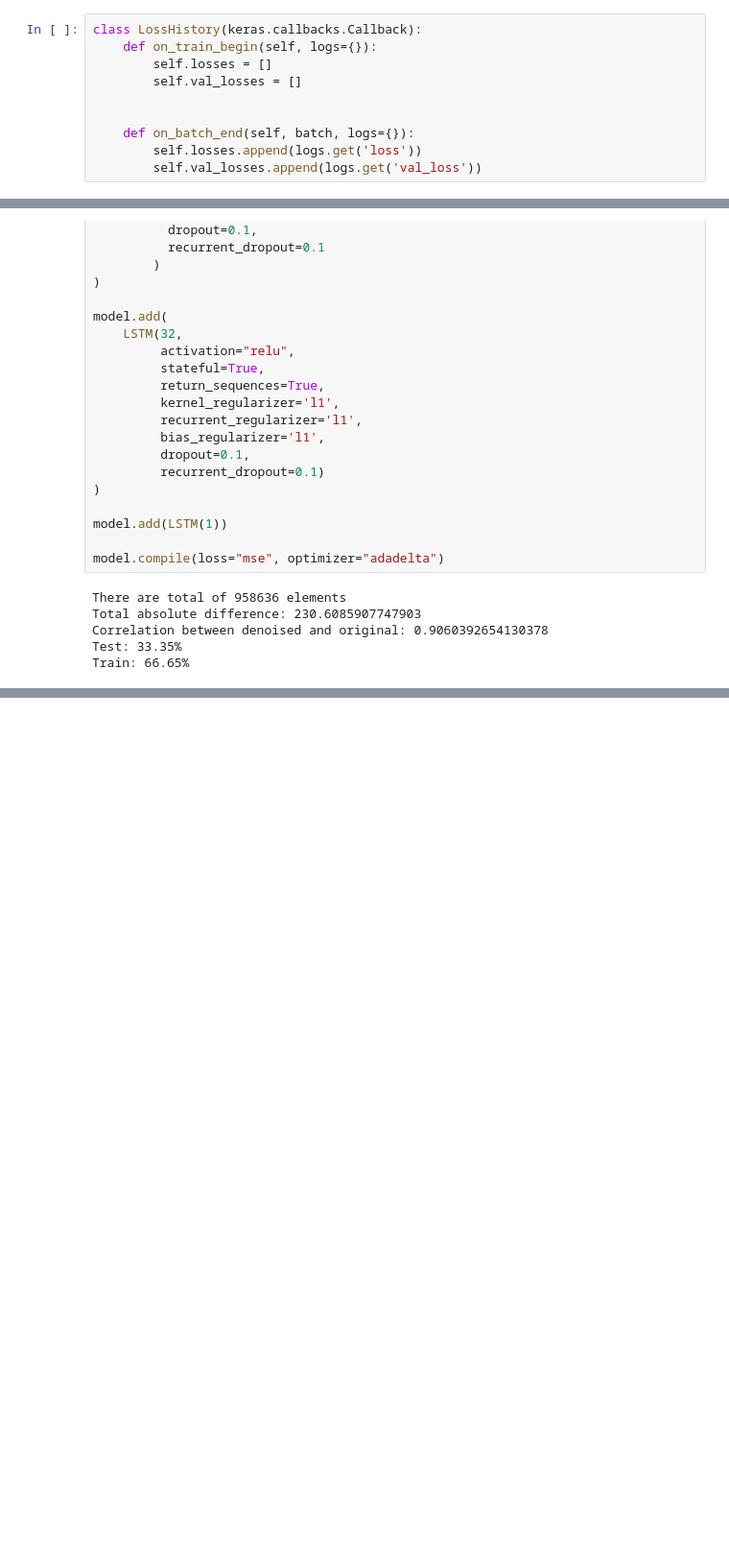
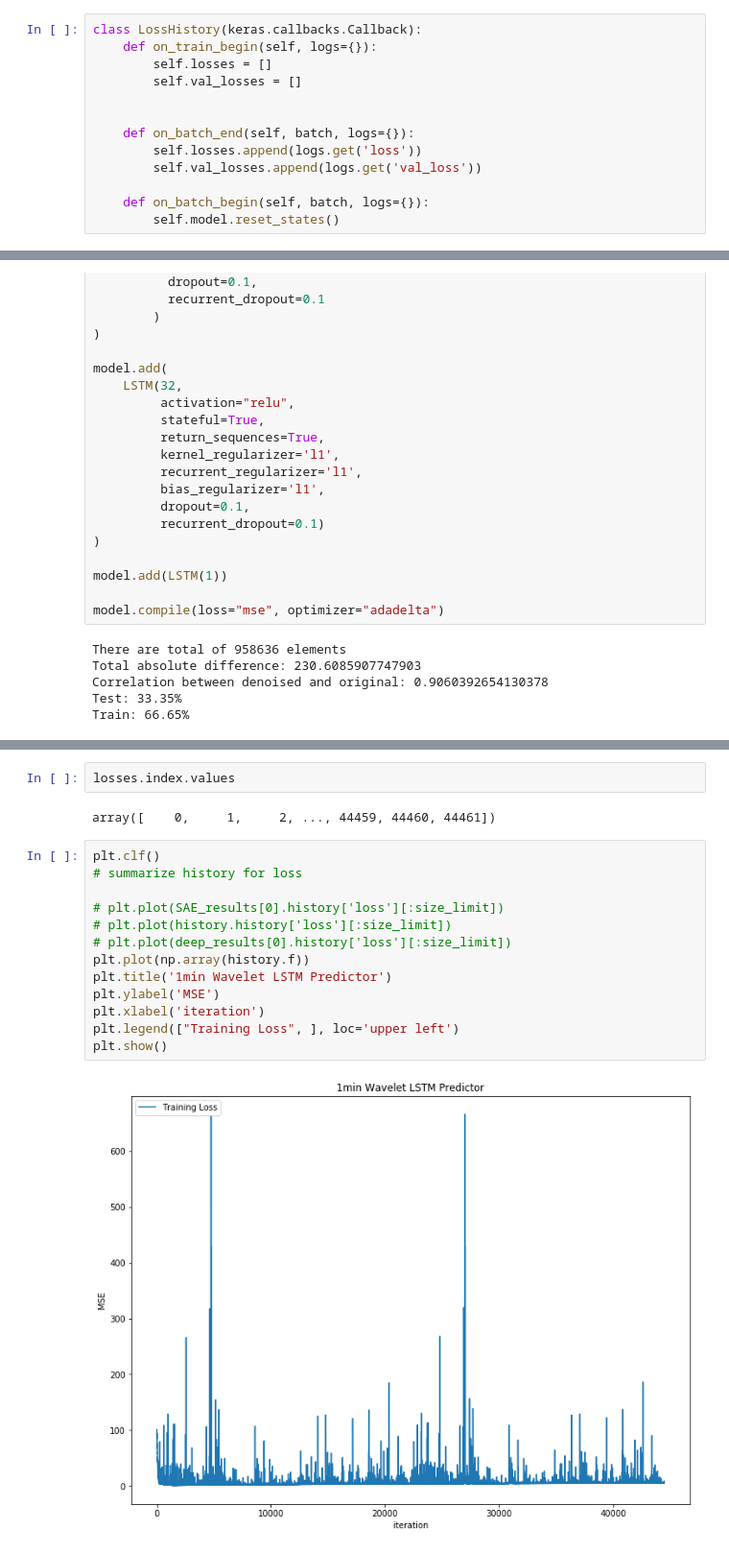
Before and after one commit to chinux23/NeuralNetworkAsTradingStrategy, a Jupyter notebook: WaveletPredictor.ipynb, the cells around one changed output, grey strips where cells are left out. Shown at 96% size. Drawn from its saved outputs; the diff is of its cells as text; blank space fills up the shorter version.

```diff
--- a/WaveletPredictor.ipynb
+++ b/WaveletPredictor.ipynb
@@ -82,6 +82,9 @@ class LossHistory(keras.callbacks.Callback):
     def on_batch_end(self, batch, logs={}):
         self.losses.append(logs.get('loss'))
         self.val_losses.append(logs.get('val_loss'))
+
+    def on_batch_begin(self, batch, logs={}):
+        self.model.reset_states()
 # %% [markdown]
 ### Wavelet Decomposition
 # %%
@@ -211,0 +246,19 @@ Epoch 2/2
+# %%
+losses.index.values
+# %% [output]
+array([    0,     1,     2, ..., 44459, 44460, 44461])
+# %%
+plt.clf()
+# summarize history for loss
+
+# plt.plot(SAE_results[0].history['loss'][:size_limit])
+# plt.plot(history.history['loss'][:size_limit])
+# plt.plot(deep_results[0].history['loss'][:size_limit])
+plt.plot(np.array(history.f))
+plt.title('1min Wavelet LSTM Predictor')
+plt.ylabel('MSE')
+plt.xlabel('iteration')
+plt.legend(["Training Loss", ], loc='upper left')
+plt.show()
+# %% [output]
+[figure, added]
```
Also changed, not shown: parts of 7 cells of this notebook, 2 other files.
